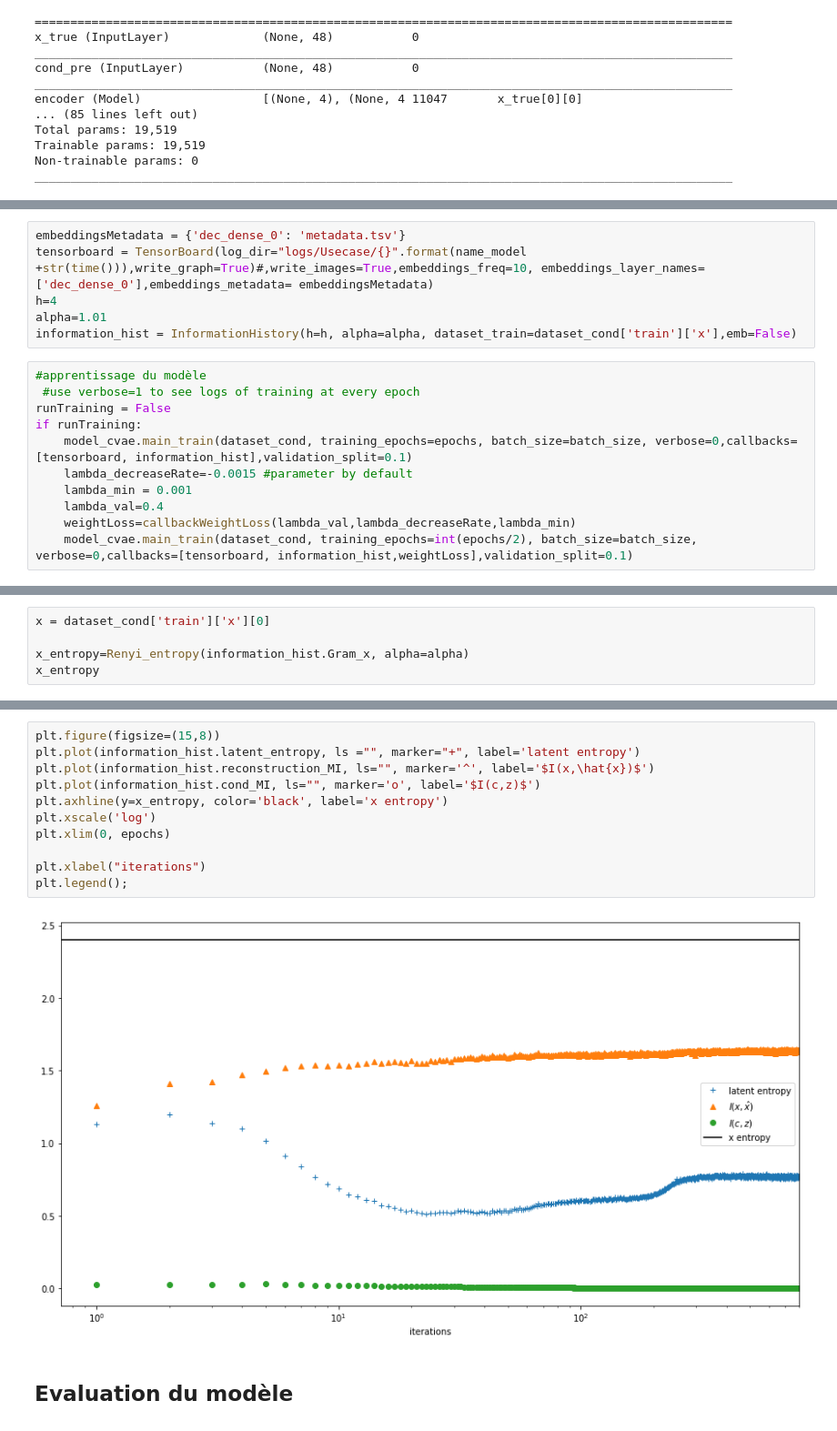
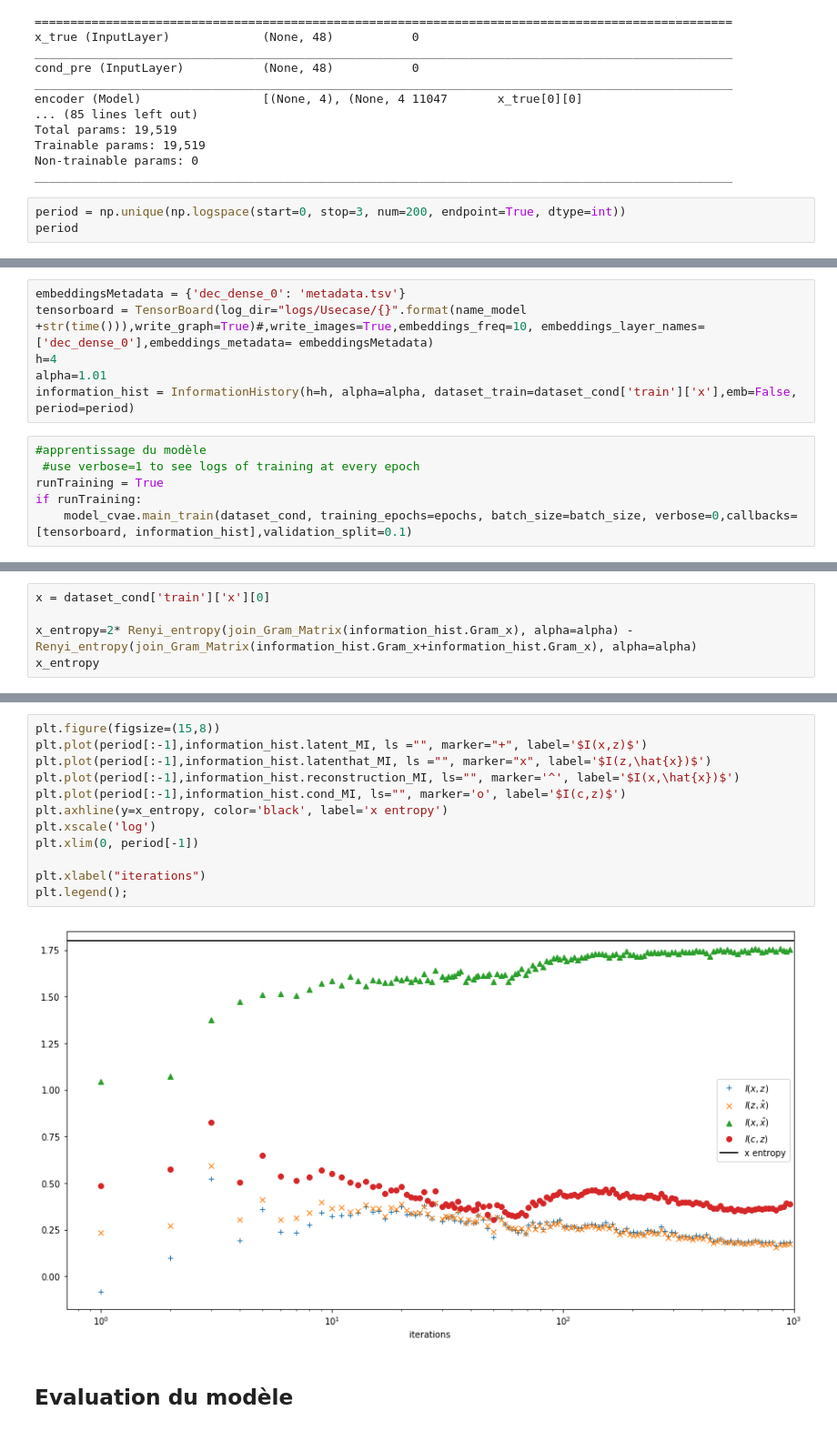
Before and after one commit to marota/Autoencoder_Embedding_Expert_Caracteristion_, a Jupyter notebook: notebooks/Usecase_CVAE.ipynb, the cells around one changed output, grey strips where cells are left out. Shown at 91% size. Cells and saved outputs as stored; diff of their text form.

```diff
--- a/notebooks/Usecase_CVAE.ipynb
+++ b/notebooks/Usecase_CVAE.ipynb
@@ -779,3 +785,6 @@ Total params: 19,519
 Trainable params: 19,519
 Non-trainable params: 0
 __________________________________________________________________________________________________
+# %%
+period = np.unique(np.logspace(start=0, stop=3, num=200, endpoint=True, dtype=int))
+period
@@ -784,17 +806,12 @@ embeddingsMetadata = {'dec_dense_0': 'metadata.tsv'}
 tensorboard = TensorBoard(log_dir="logs/Usecase/{}".format(name_model +str(time())),write_graph=True)#,write_images=True,embeddings_freq=10, embeddings_layer_names=['dec_dense_0'],embeddings_metadata= embeddingsMetadata)
 h=4
 alpha=1.01
-information_hist = InformationHistory(h=h, alpha=alpha, dataset_train=dataset_cond['train']['x'],emb=False)
+information_hist = InformationHistory(h=h, alpha=alpha, dataset_train=dataset_cond['train']['x'],emb=False, period=period)
 # %%
 #apprentissage du modèle
  #use verbose=1 to see logs of training at every epoch
-runTraining = False
+runTraining = True
 if runTraining:
     model_cvae.main_train(dataset_cond, training_epochs=epochs, batch_size=batch_size, verbose=0,callbacks=[tensorboard, information_hist],validation_split=0.1)
-    lambda_decreaseRate=-0.0015 #parameter by default
-    lambda_min = 0.001
-    lambda_val=0.4
-    weightLoss=callbackWeightLoss(lambda_val,lambda_decreaseRate,lambda_min)
-    model_cvae.main_train(dataset_cond, training_epochs=int(epochs/2), batch_size=batch_size, verbose=0,callbacks=[tensorboard, information_hist,weightLoss],validation_split=0.1)
 # %% [output]
 --- START TRAINING ---
@@ -818,6 +819,6 @@ epoch 799 : latent 0.7721818800887184, reconstruction 1.6370099115760115
 # %%
 x = dataset_cond['train']['x'][0]
 
-x_entropy=Renyi_entropy(information_hist.Gram_x, alpha=alpha)
+x_entropy=2* Renyi_entropy(join_Gram_Matrix(information_hist.Gram_x), alpha=alpha) - Renyi_entropy(join_Gram_Matrix(information_hist.Gram_x+information_hist.Gram_x), alpha=alpha)
 x_entropy
 # %% [output]
@@ -825,16 +826,17 @@ x_entropy
 # %%
 plt.figure(figsize=(15,8))
-plt.plot(information_hist.latent_entropy, ls ="", marker="+", label='latent entropy')
-plt.plot(information_hist.reconstruction_MI, ls="", marker='^', label='$I(x,\hat{x})$')
-plt.plot(information_hist.cond_MI, ls="", marker='o', label='$I(c,z)$')
+plt.plot(period[:-1],information_hist.latent_MI, ls ="", marker="+", label='$I(x,z)$')
+plt.plot(period[:-1],information_hist.latenthat_MI, ls ="", marker="x", label='$I(z,\hat{x})$')
+plt.plot(period[:-1],information_hist.reconstruction_MI, ls="", marker='^', label='$I(x,\hat{x})$')
+plt.plot(period[:-1],information_hist.cond_MI, ls="", marker='o', label='$I(c,z)$')
 plt.axhline(y=x_entropy, color='black', label='x entropy')
 plt.xscale('log')
-plt.xlim(0, epochs)
+plt.xlim(0, period[-1])
 
 plt.xlabel("iterations")
 plt.legend();
 # %% [output]
-[figure, old version]
+[figure, new version]
 # %% [markdown]
 ## Evaluation du modèle
 # %%
```
Also changed, not shown: parts of 9 cells of this notebook, 6 other files.
